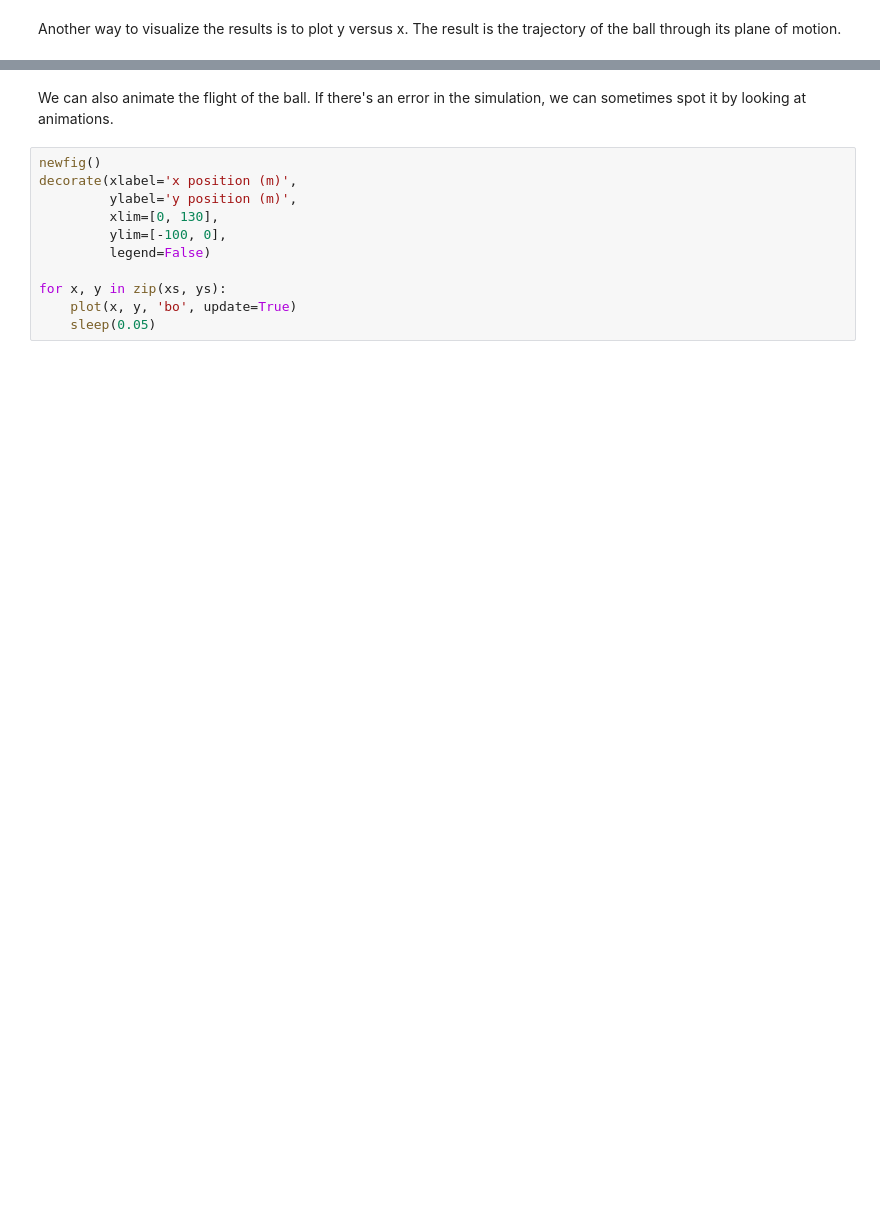
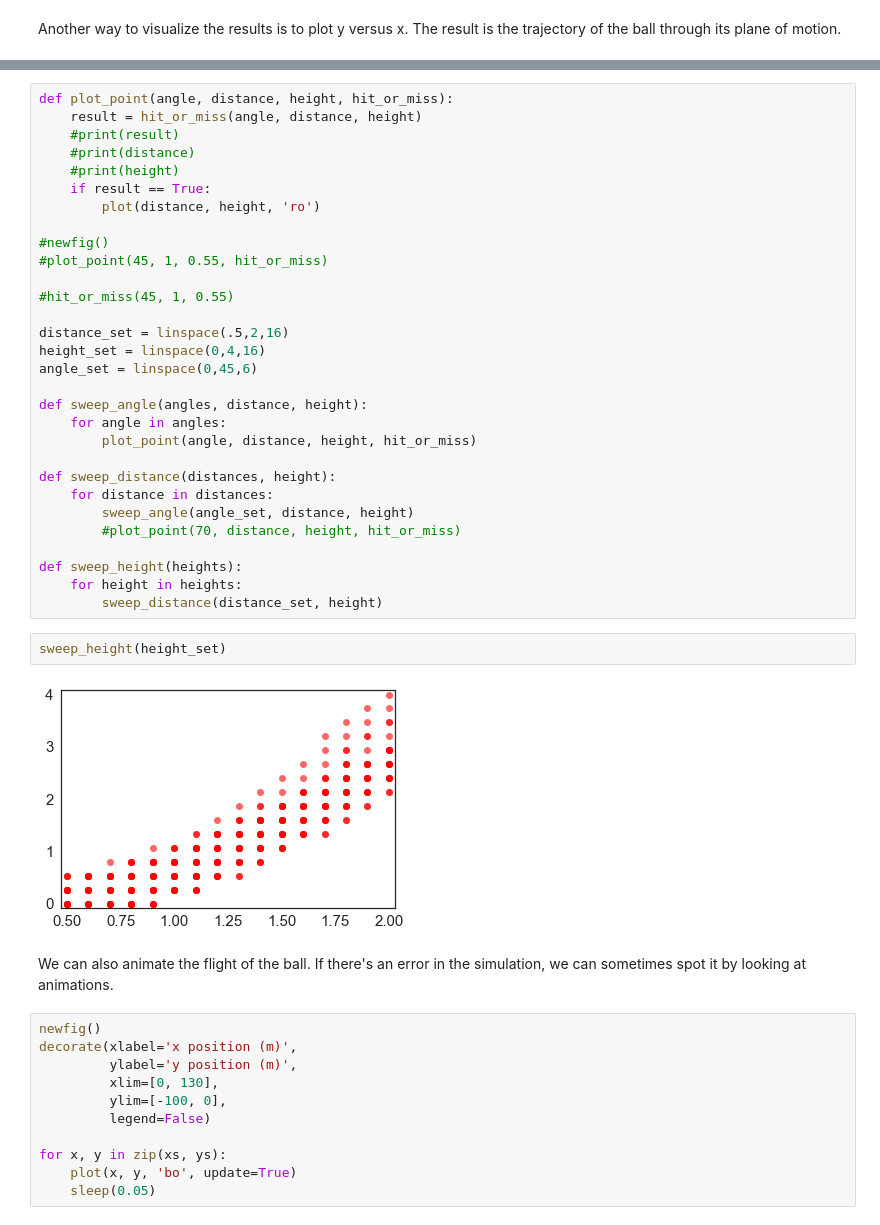
Before and after one commit to jsieving/ModSim-Project-3, a Jupyter notebook: Project3-Computation Version.ipynb, the cells around one changed output, grey strips where cells are left out. Drawn from its saved outputs; the diff is of its cells as text; blank space fills up the shorter version.

```diff
--- a/project3-version1.ipynb
+++ b/Project3-Computation Version.ipynb
@@ -196,3 +263,37 @@ Saving figure to file chap10-fig02.pdf
+# %%
+def plot_point(angle, distance, height, hit_or_miss):
+    result = hit_or_miss(angle, distance, height)
+    #print(result)
+    #print(distance)
+    #print(height)
+    if result == True:
+        plot(distance, height, 'ro')
+
+#newfig()
+#plot_point(45, 1, 0.55, hit_or_miss)
+
+#hit_or_miss(45, 1, 0.55)
+
+distance_set = linspace(.5,2,16)
+height_set = linspace(0,4,16)
+angle_set = linspace(0,45,6)
+
+def sweep_angle(angles, distance, height):
+    for angle in angles:
+        plot_point(angle, distance, height, hit_or_miss)
+
+def sweep_distance(distances, height):
+    for distance in distances:
+        sweep_angle(angle_set, distance, height)
+        #plot_point(70, distance, height, hit_or_miss)
+
+def sweep_height(heights):
+    for height in heights:
+        sweep_distance(distance_set, height)
+# %%
+sweep_height(height_set)
+# %% [output]
+[figure, added]
 # %% [markdown]
 We can also animate the flight of the ball.  If there's an error in the simulation, we can sometimes spot it by looking at animations.
 # %%
```
Also changed, not shown: parts of 35 cells of this notebook, 3 other files.
